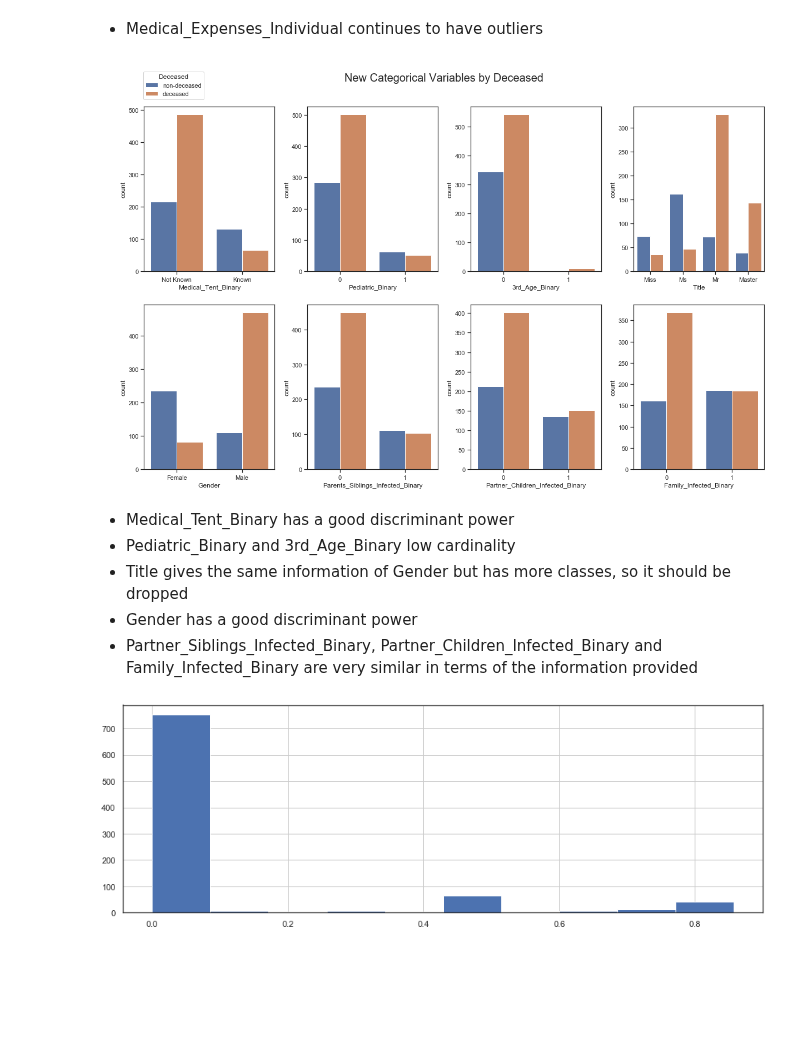
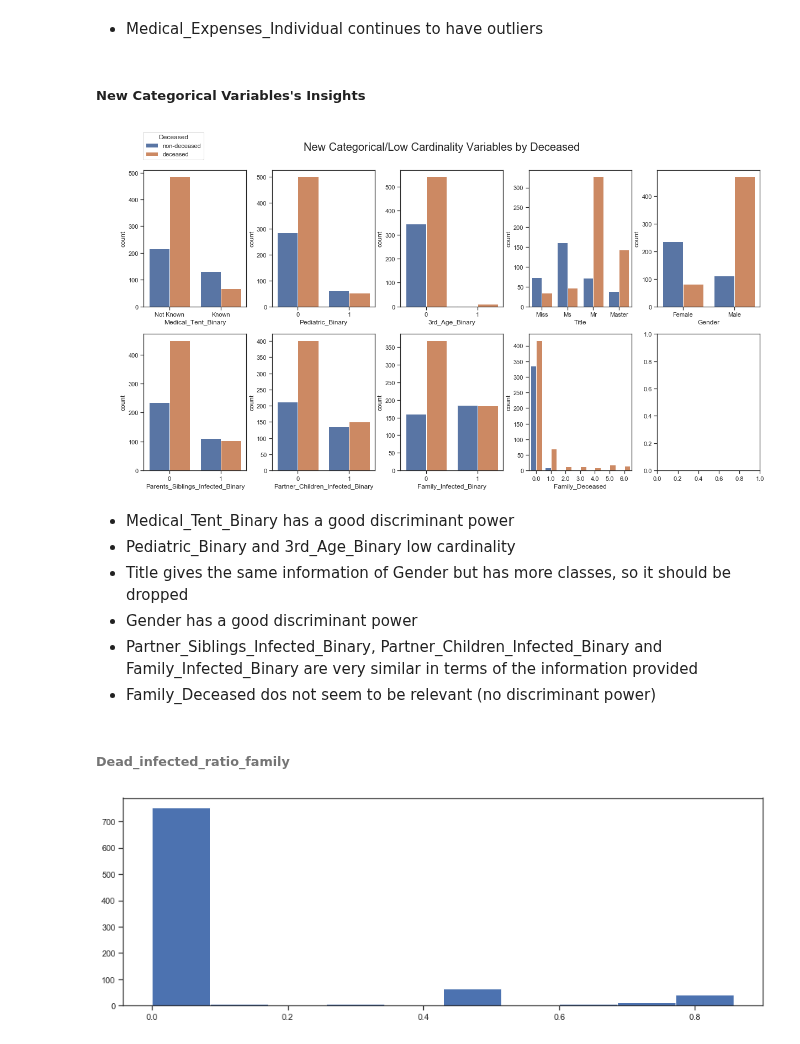
Before and after one commit to DavidSilva98/ML_project, a Jupyter notebook: group7.ipynb, the cells around one changed output. Cells and saved outputs as stored; diff of their text form; code cells hidden in the pictures; blank space fills up the shorter version.

Commit message:
more insights

```diff
--- a/group7.ipynb
+++ b/group7.ipynb
@@ -552,36 +552,26 @@ plt.show()
 [figure]
 # %% [markdown]
 - Medical_Expenses_Individual continues to have outliers
-# %%
-# data to plot
-plot_features = ["Medical_Tent_Binary", "Pediatric_Binary", "3rd_Age_Binary", "Title", "Gender",
-                 "Parents_Siblings_Infected_Binary", "Partner_Children_Infected_Binary", "Family_Infected_Binary"]
-plot_df = pd.concat([X_train[plot_features], y_train], axis=1)
-
-# figure and axes
-fig, axes = plt.subplots(2, ceil(len(plot_features)/2), figsize=(20,12))
-
-# plot data
-for ax, x in zip(axes.flatten(), plot_features):
-    if x == "Deceased":
-        sns.countplot(x=x, hue="Deceased", order=[0, 1], data=plot_df, ax=ax)
-    else:
-        sns.countplot(x=x, hue="Deceased", data=plot_df, ax=ax)
-    ax.get_legend().remove()
-
-# Set legend (Deceased)
-handles, _ = axes[0, 0].get_legend_handles_labels()
-fig.legend(handles, ["non-deceased", "deceased"], loc=(0.07,0.91), title="Deceased", title_fontsize=12)
-
-plt.subplots_adjust(wspace=0.25)
-plt.suptitle("New Categorical Variables by Deceased", y=0.95, fontsize=20)
-plt.show()
-# %% [output]
-[figure, removed]
+# %% [markdown]
+##### New Categorical Variables's Insights
+# %%
+title = "New Categorical/Low Cardinality Variables by Deceased"
+# data to plot
+plot_features = ["Medical_Tent_Binary", "Pediatric_Binary", "3rd_Age_Binary", "Title", "Gender",
+                 "Parents_Siblings_Infected_Binary", "Partner_Children_Infected_Binary", "Family_Infected_Binary",
+                "Family_Deceased"]
+plot_df = pd.concat([X_train[plot_features], y_train], axis=1)
+
+categorical_cardinality_plot(plot_df, plot_features, title)
+# %% [output]
+[figure, added]
 # %% [markdown]
 - Medical_Tent_Binary has a good discriminant power
 - Pediatric_Binary and 3rd_Age_Binary low cardinality
 - Title gives the same information of Gender but has more classes, so it should be dropped
 - Gender has a good discriminant power
 - Partner_Siblings_Infected_Binary, Partner_Children_Infected_Binary and Family_Infected_Binary are very similar in terms of the information provided
+- Family_Deceased dos not seem to be relevant (no discriminant power)
+# %% [markdown]
+###### Dead_infected_ratio_family
 # %%
```
Also changed, not shown: parts of 9 cells of this notebook.
